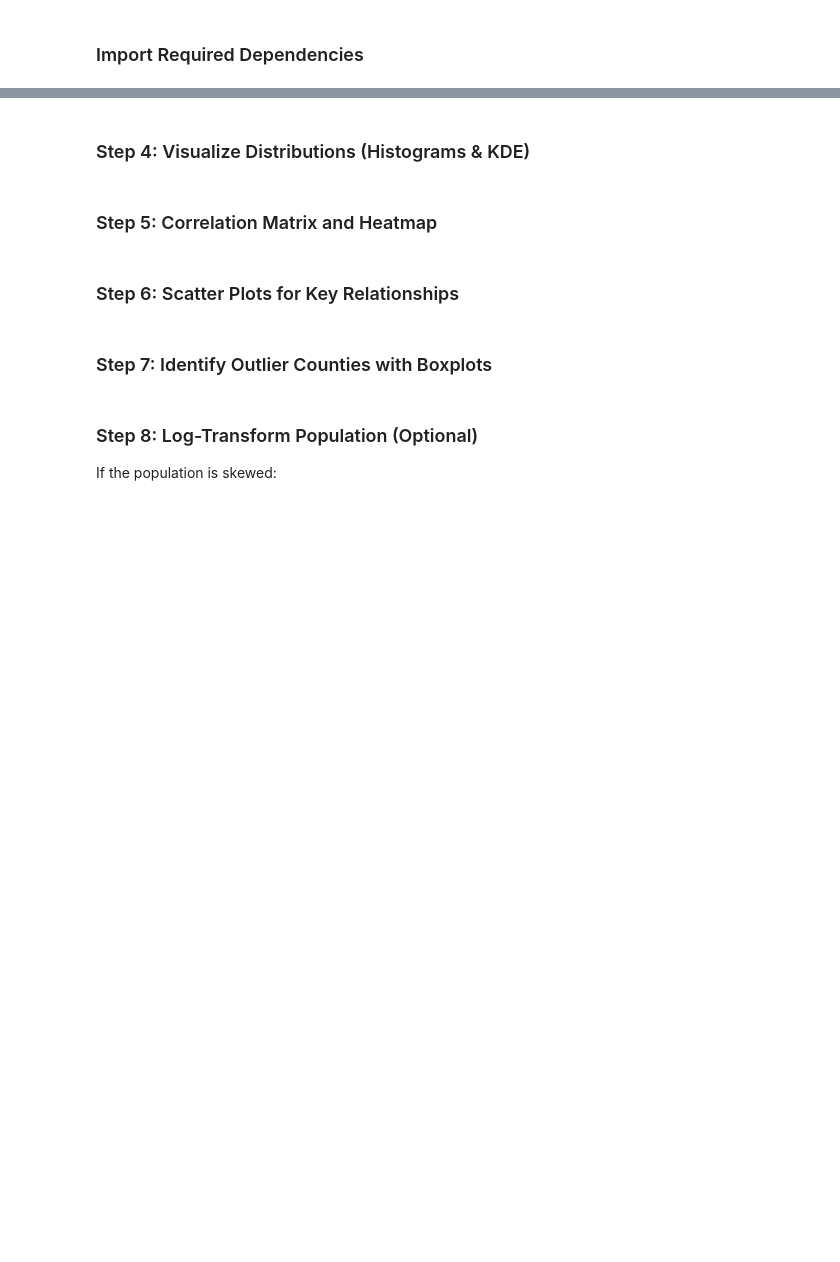
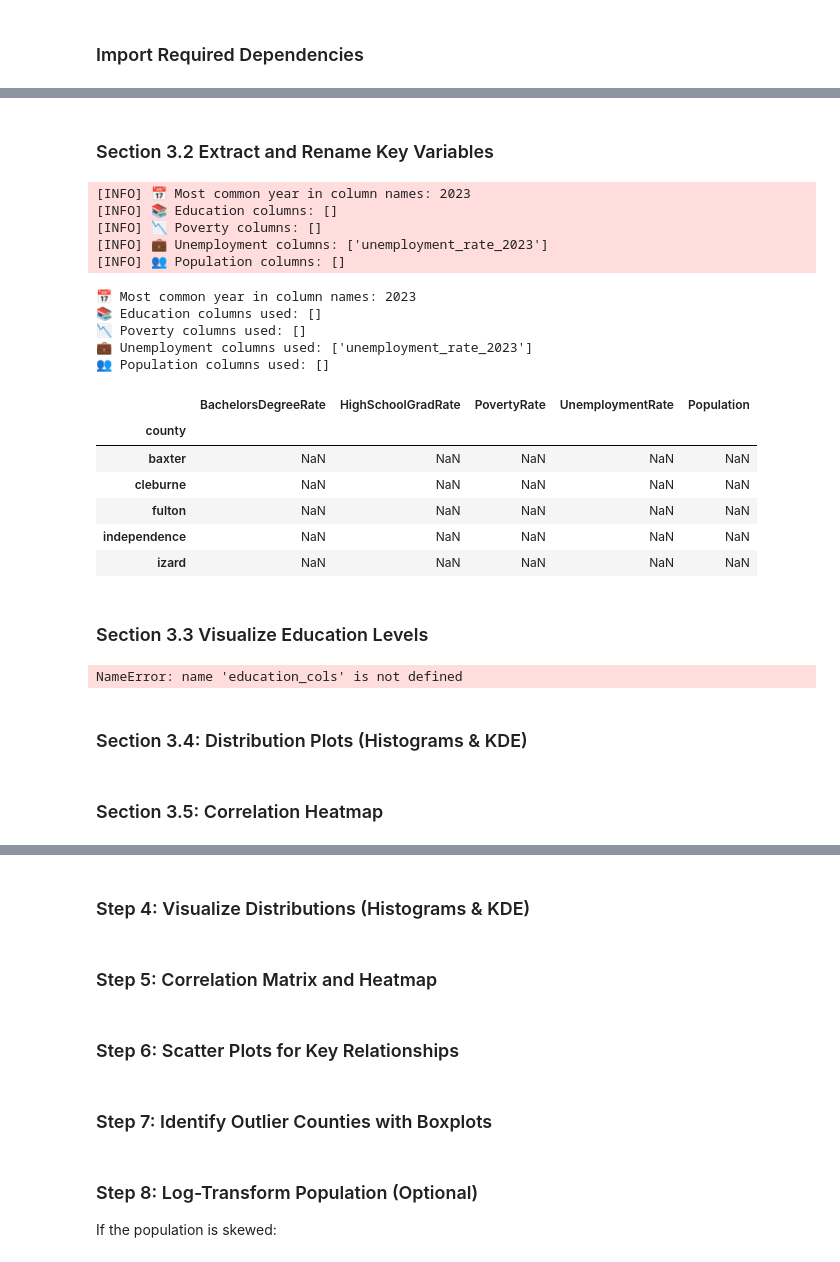
Before and after one commit to JBtallgrass/Ballard-Capstone-proj, a Jupyter notebook: capstone_analytics.ipynb, the cells around one changed output, grey strips where cells are left out. Drawn from its saved outputs; the diff is of its cells as text; code cells hidden in the pictures; blank space fills up the shorter version.

```diff
--- a/capstone_analytics.ipynb
+++ b/capstone_analytics.ipynb
@@ -217,0 +197,58 @@ logging.info("💾 Saved Arkansas and NCA subsets to /outputs")
+# %% [markdown]
+### Section 3.2 Extract and Rename Key Variables
+# %%
+## Section 3.2: Extract and Name Key Indicator Variables
+
+# Use the utility function to extract standardized key indicators from df_nca
+df_nca, used_columns, year = extract_key_indicators(df_nca)
+
+# Print summary of what was extracted
+print("📅 Most common year in column names:", year)
+print("📚 Education columns used:", used_columns['education'])
+print("📉 Poverty columns used:", used_columns['poverty'])
+print("💼 Unemployment columns used:", used_columns['unemployment'])
+print("👥 Population columns used:", used_columns['population'])
+
+# Define the standardized variable names for analysis
+variables = ['BachelorsDegreeRate', 'HighSchoolGradRate', 'PovertyRate', 'UnemploymentRate', 'Population']
+
+# Optional: Display a preview
+df_nca[variables].head()
+# %% [output]
+[INFO] 📅 Most common year in column names: 2023
+[INFO] 📚 Education columns: []
+[INFO] 📉 Poverty columns: []
+[INFO] 💼 Unemployment columns: ['unemployment_rate_2023']
+[INFO] 👥 Population columns: []
+📅 Most common year in column names: 2023
+📚 Education columns used: []
+📉 Poverty columns used: []
+💼 Unemployment columns used: ['unemployment_rate_2023']
+👥 Population columns used: []
+|  | BachelorsDegreeRate | HighSchoolGradRate | PovertyRate | UnemploymentRate | Population |
+| county |  |  |  |  |  |
+| baxter | NaN | NaN | NaN | NaN | NaN |
+| cleburne | NaN | NaN | NaN | NaN | NaN |
+| fulton | NaN | NaN | NaN | NaN | NaN |
+| independence | NaN | NaN | NaN | NaN | NaN |
+| izard | NaN | NaN | NaN | NaN | NaN |
+# %% [markdown]
+### Section 3.3 Visualize Education Levels
+# %%
+# Education distribution across counties
+title = "Education Indicators by County"
+df[education_cols].T.plot(kind='bar', figsize=(14, 6), title=title)
+plt.ylabel("Percent or Count")
+plt.xticks(rotation=45, ha='right')
+plt.tight_layout()
+
+# Standardize filename
+filename = title.lower().replace(" ", "_").replace("’", "").replace("'", "")
+plt.savefig(image_dir / f"{filename}.png", dpi=300, bbox_inches='tight')
+logging.info(f" Saved: {filename}.png")
+
+plt.show()
+# %% [output]
+NameError: name 'education_cols' is not defined
+# %% [markdown]
+### Section 3.4: Distribution Plots (Histograms & KDE)
@@ -217,0 +278,2 @@ logging.info("💾 Saved Arkansas and NCA subsets to /outputs")
+# %% [markdown]
+### Section 3.5: Correlation Heatmap
```
Also changed, not shown: parts of 25 cells of this notebook, 19 other files.
